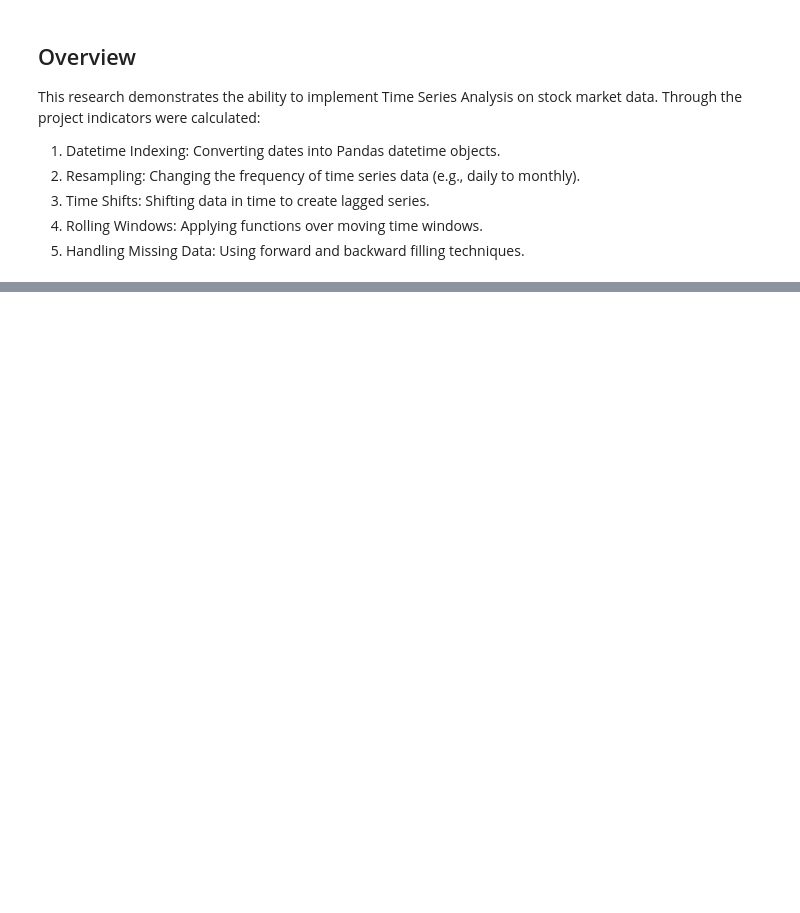
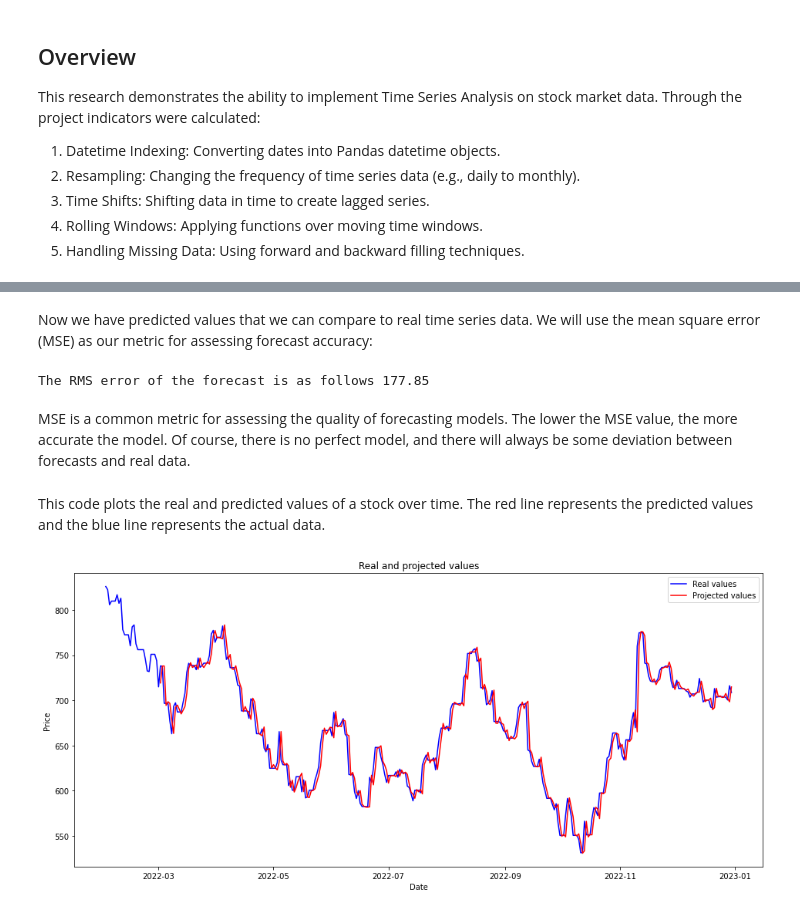
Before and after one commit to pavelkoya/Stock-Market-Time-Series, a Jupyter notebook: Time Series Analysis.ipynb, the cells around one changed output, grey strips where cells are left out. Cells and saved outputs as stored; diff of their text form; code cells hidden in the pictures; blank space fills up the shorter version.

```diff
--- a/Time Series Analysis.ipynb
+++ b/Time Series Analysis.ipynb
@@ -195,0 +306,30 @@ Through the project indicators were calculated:
+# %%
+st_pred = results.get_prediction(start=pd.to_datetime('2022-03-02'), dynamic=False)
+forecast_values = st_pred.predicted_mean
+# %% [markdown]
+Now we have predicted values that we can compare to real time series data. We will use the mean square error (MSE) as our metric for assessing forecast accuracy:
+# %%
+actual_values = df_close['2022-02-01':]
+forecast_mse = ((forecast_values - actual_values) ** 2).mean()
+print('The RMS error of the forecast is as follows {}'.format(round(forecast_mse, 2)))
+# %% [output]
+The RMS error of the forecast is as follows 177.85
+# %% [markdown]
+MSE is a common metric for assessing the quality of forecasting models. The lower the MSE value, the more accurate the model. Of course, there is no perfect model, and there will always be some deviation between forecasts and real data.
+# %% [markdown]
+This code plots the real and predicted values of a stock over time. The red line represents the predicted values and the blue line represents the actual data.
+# %%
+plt.figure(figsize=(16,7))
+
+plt.plot(actual_values.index, actual_values, label='Real values', color='blue')
+
+plt.plot(forecast_values.index, forecast_values, label='Projected values', color='red')
+
+plt.title('Real and projected values')
+plt.xlabel('Date')
+plt.ylabel('Price')
+plt.legend()
+
+plt.show()
+# %% [output]
+[figure, added]
```
Also changed, not shown: parts of 26 cells of this notebook.
